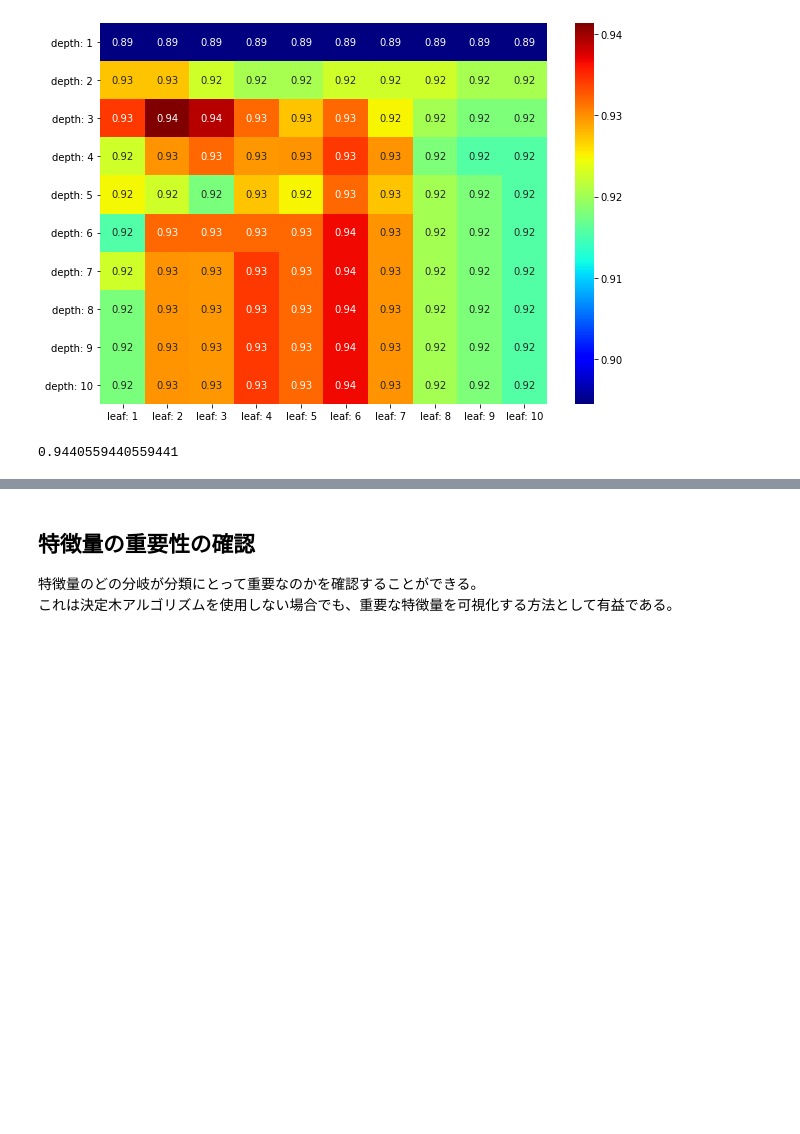
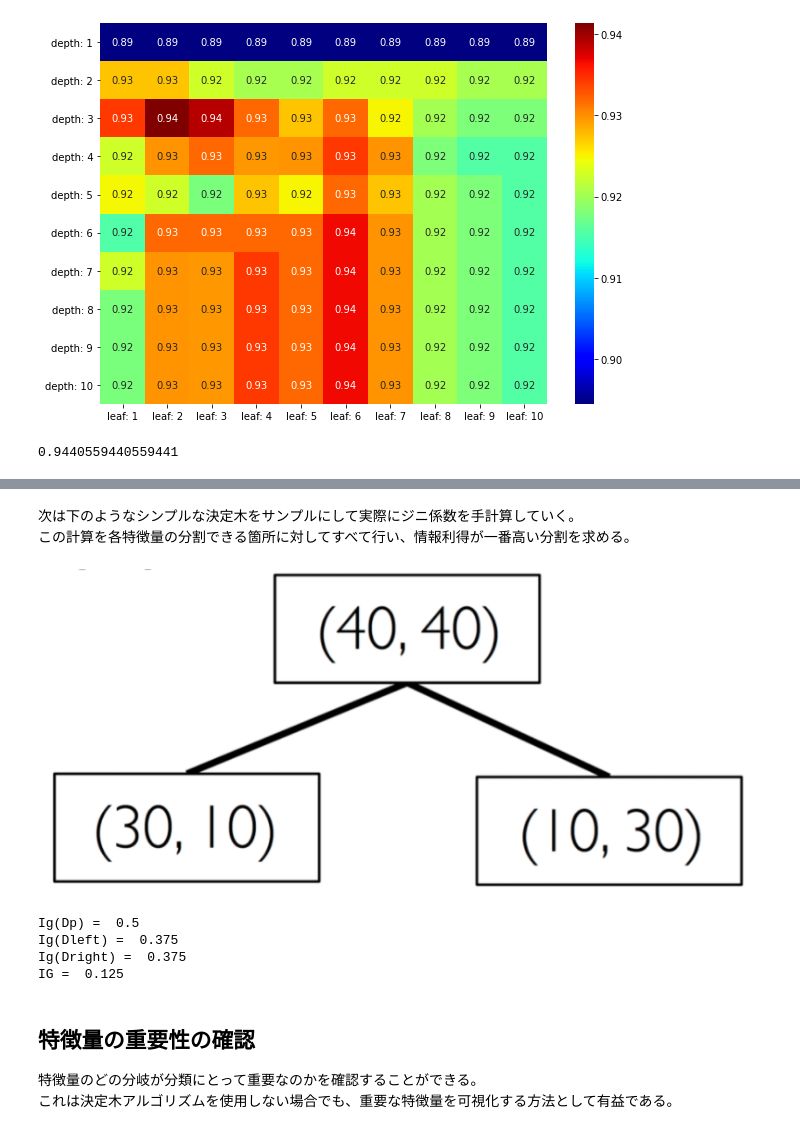
Before and after one commit to naonaorange/sklearn_tutorials, a Jupyter notebook: decision_tree_classifier.ipynb, the cells around one changed output, grey strips where cells are left out. Cells and saved outputs as stored; diff of their text form; code cells hidden in the pictures; blank space fills up the shorter version.

```diff
--- a/decision_tree_classifier.ipynb
+++ b/decision_tree_classifier.ipynb
@@ -160,3 +188,35 @@ print((y_test == pred_y_test).mean())
+# %% [markdown]
+次は下のようなシンプルな決定木をサンプルにして実際にジニ係数を手計算していく。
+この計算を各特徴量の分割できる箇所に対してすべて行い、情報利得が一番高い分割を求める。
+# %%
+from IPython.display import Image
+Image("images\sample_tree.png")
+# %% [output]
+[figure, added]
+# %%
+#親ノードのジニ不純度
+p = 40 / 80
+ig_dp = 1 - (p**2 + (1-p)**2)
+print("Ig(Dp) = ", ig_dp)
+
+#左側の子ノードのジニ不純度
+p_left = 10 / 40
+ig_d_left = 1 - (p_left**2 + (1 - p_left)**2)
+print("Ig(Dleft) = ", ig_d_left)
+
+#右側の子ノードのジニ不純度
+p_right = 30 / 40
+ig_d_right = 1 - (p_right**2 + (1 - p_right)**2)
+print("Ig(Dright) = ", ig_d_right)
+
+#情報利得
+IG = ig_dp - 40 / 80 * ig_d_left - 40 / 80 * ig_d_right
+print("IG = ", IG)
+# %% [output]
+Ig(Dp) =  0.5
+Ig(Dleft) =  0.375
+Ig(Dright) =  0.375
+IG =  0.125
 # %% [markdown]
 ## 特徴量の重要性の確認
 
```
Also changed, not shown: parts of 6 cells of this notebook, 1 other file.
